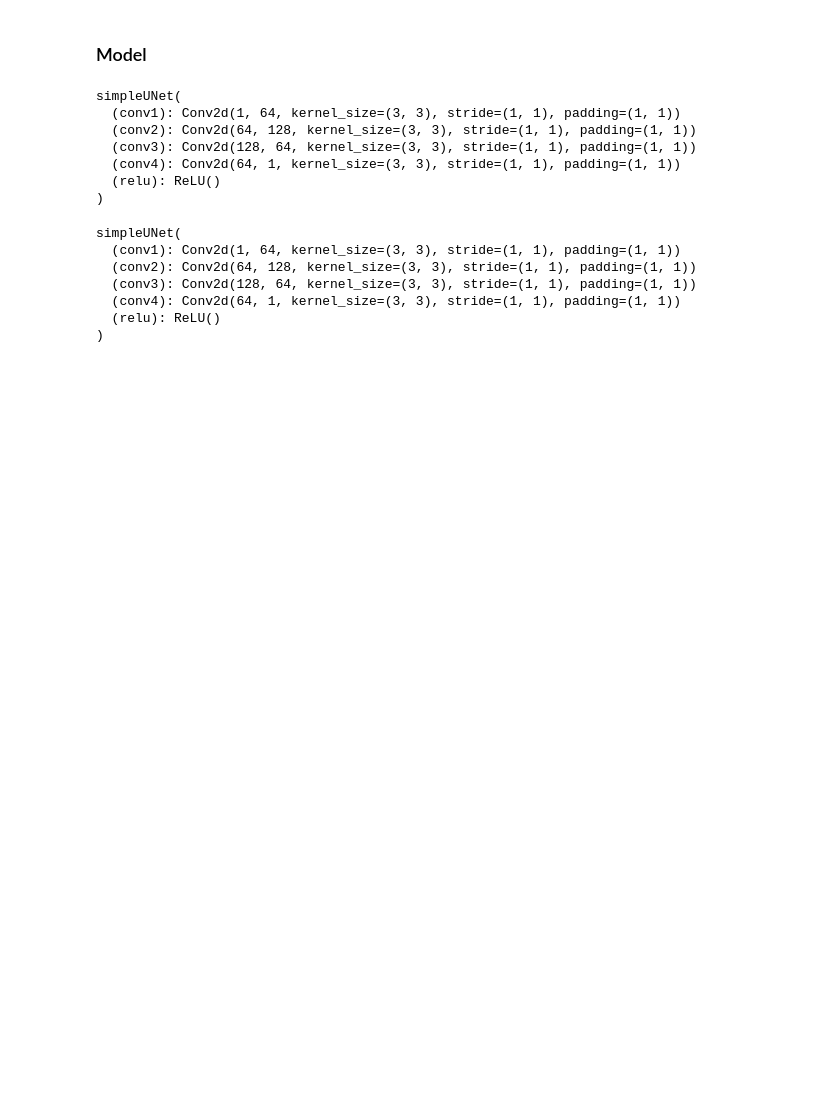
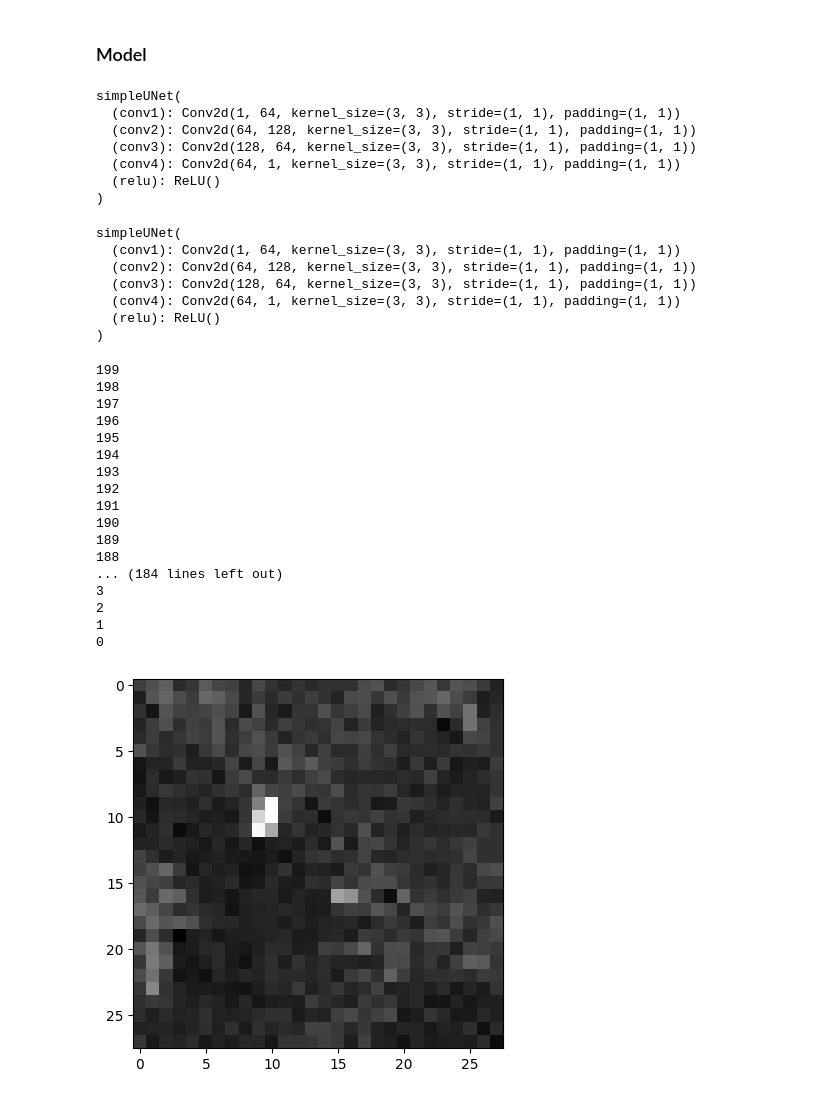
Before and after one commit to Ellie749/Diffusion_Model_From_Scratch, a Jupyter notebook: src/experiments.ipynb, the cells around one changed output. Drawn from its saved outputs; the diff is of its cells as text; code cells hidden in the pictures; blank space fills up the shorter version.

Commit message:
Implemented sampling and created images

```diff
--- a/src/experiments.ipynb
+++ b/src/experiments.ipynb
@@ -272,0 +300,59 @@ for epoch in range(EPOCHS):
+# %%
+@torch.no_grad()
+def p_sample(x, t):
+    noise_pred = model(x, t)
+
+    sqrt_reverse_alpha = 1 / torch.sqrt(torch.tensor(alphas[t])) #.view(-1, 1, 1, 1).to(device)
+    # print(sqrt_reverse_alpha)
+    beta_t = torch.tensor(betas[t])
+    # print(beta_t)
+    radical_one_minus_alpha_bar_t = torch.sqrt(1 - torch.tensor(alphas_cumprod[t]))
+    # print(radical_one_minus_alpha_bar_t)
+    sigma = torch.sqrt(torch.tensor(betas[t])).to(device)
+    # print(sigma)
+    noise = torch.randn_like(x, device=device)
+    # print(noise)
+    image = sqrt_reverse_alpha * (x - ((beta_t*noise_pred)/radical_one_minus_alpha_bar_t)) + sigma*noise
+
+    # print(image.shape)
+    return image
+
+
+
+@torch.no_grad()
+def create_image():
+    x = torch.randn(1, 28, 28).to(device)
+
+    for i in reversed(range(T)):
+        t = torch.tensor([i]).to(device)
+        x = p_sample(x, t)
+        print(i)
+
+    return x
+
+
+
+
+sample_T = create_image()
+# print(sample_T)
+plt.imshow(sample_T.cpu().squeeze(), cmap='gray')
+plt.show()
+# %% [output]
+199
+198
+197
+196
+195
+194
+193
+192
+191
+190
+189
+188
+... (184 lines left out)
+3
+2
+1
+0
+[figure, added]
```
Also changed, not shown: parts of 10 cells of this notebook.
